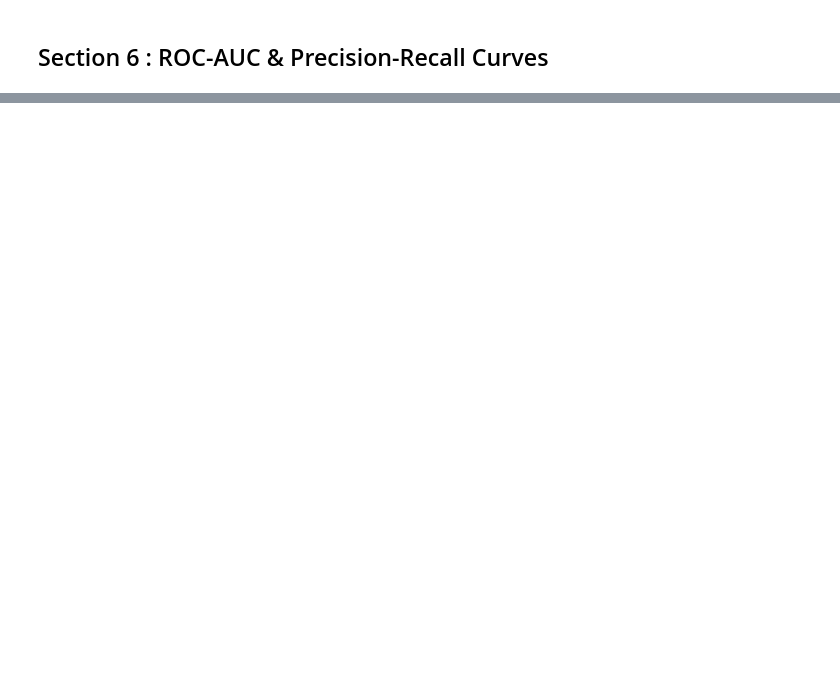
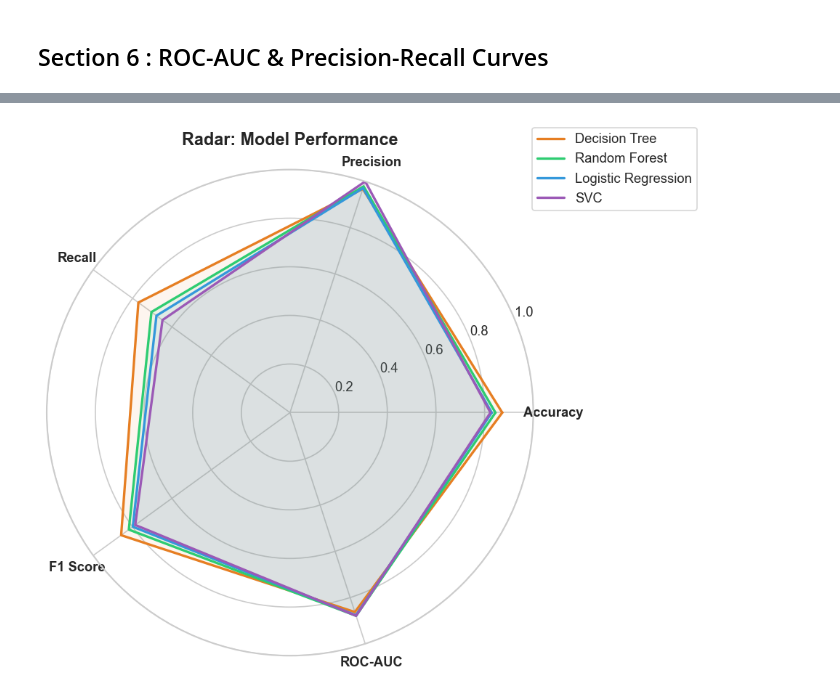
Before and after one commit to afeefanver/Osteoporosis-Risk-Prediction, a Jupyter notebook: Model Eval(Oesto V2).ipynb, the cells around one changed output, grey strips where cells are left out. Drawn from its saved outputs; the diff is of its cells as text; code cells hidden in the pictures; blank space fills up the shorter version.

```diff
--- a/Model Eval(Oesto V2).ipynb
+++ b/Model Eval(Oesto V2).ipynb
@@ -224,0 +254,22 @@ plt.show()
+# %%
+# Radar chart
+N      = len(metric_cols)
+angles = [n / float(N) * 2 * np.pi for n in range(N)] + [0]
+
+fig, ax = plt.subplots(figsize=(8, 8), subplot_kw=dict(polar=True))
+for _, row in metrics_df.iterrows():
+    vals   = row[metric_cols].tolist() + [row[metric_cols[0]]]
+    color  = MODEL_COLORS[row['Model']]
+    ax.plot(angles, vals, linewidth=2, color=color, label=row['Model'])
+    ax.fill(angles, vals, alpha=0.07, color=color)
+
+ax.set_xticks(angles[:-1])
+ax.set_xticklabels(metric_cols, fontsize=11, fontweight='bold')
+ax.set_ylim(0, 1)
+ax.set_title('Radar: Model Performance', fontsize=14, fontweight='bold', pad=20)
+ax.legend(loc='upper right', bbox_to_anchor=(1.35, 1.1))
+plt.savefig('plot/25_radar_chart.png', bbox_inches = 'tight')
+plt.tight_layout()
+plt.show()
+# %% [output]
+[figure, added]
```
Also changed, not shown: parts of 9 cells of this notebook.
